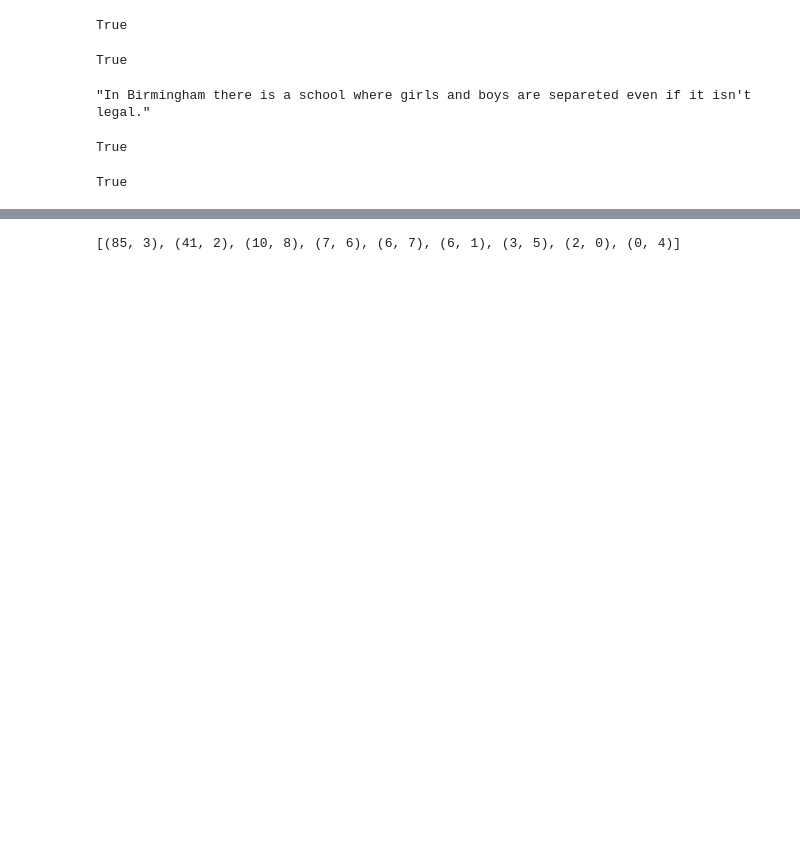
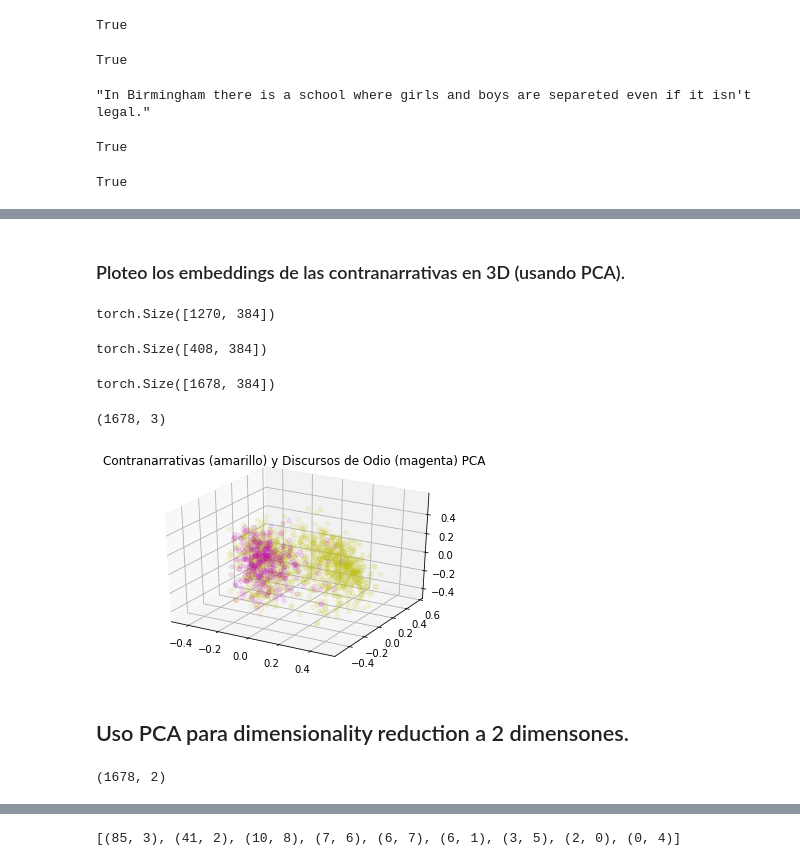
Before and after one commit to jnqeras/ARC, a Jupyter notebook: tesis4.ipynb, the cells around one changed output, grey strips where cells are left out. Cells and saved outputs as stored; diff of their text form; code cells hidden in the pictures; blank space fills up the shorter version.

```diff
--- a/tesis4.ipynb
+++ b/tesis4.ipynb
@@ -666,0 +1846,53 @@ for ind in df_oido_en_conan_para_contranarrativa_i.index:
+# %% [markdown]
+### Ploteo los embeddings de las contranarrativas en 3D (usando PCA).
+# %%
+embeddings_counternarratives_conan_list_sin_repetidos_creado_por_lista.shape
+# %% [output]
+torch.Size([1270, 384])
+# %%
+embeddings_hate_speech_conan_list_sin_repetidos_creado_por_lista.shape
+# %% [output]
+torch.Size([408, 384])
+# %%
+# Concateno los embeddings de contranarrativa_i, odio_i y odio_k,
+# con los embeddings del ranking Top 10 y con las contranarrativas para odio_k
+embeddings_contranarrativas_y_discursos_odio = torch.cat((embeddings_counternarratives_conan_list_sin_repetidos_creado_por_lista, embeddings_hate_speech_conan_list_sin_repetidos_creado_por_lista), 0)
+# %%
+embeddings_contranarrativas_y_discursos_odio.shape
+# %% [output]
+torch.Size([1678, 384])
+# %%
+# Fixme: Sacado de  Hands-on Machine Learning with Scikit-Learn, Keras &
+# TensorFlow (libro): you can set n_components to be a float between 0.0 and 1.0,
+# indicating the ratio of variance you wish to preserve.
+
+# PCA: Reduzco a 3 dimensiones (ya se puede plotear).
+from sklearn.decomposition import PCA
+pca = PCA(n_components = 3)
+embeddings_contranarrativas_y_discursos_odio_3d = pca.fit_transform(embeddings_contranarrativas_y_discursos_odio)
+# %%
+embeddings_contranarrativas_y_discursos_odio_3d.shape
+# %% [output]
+(1678, 3)
+# %%
+# Fixme: sacado de acá: https://likegeeks.com/3d-plotting-in-python/
+fig = plt.figure()
+
+# assign categories
+category_counternarratives = [0] * embeddings_counternarratives_conan_list_sin_repetidos_creado_por_lista.shape[0]
+category_hate_speech = [1] * embeddings_hate_speech_conan_list_sin_repetidos_creado_por_lista.shape[0]
+categories = category_counternarratives + category_hate_speech
+
+# use colormap
+colormap = np.array(['y', 'm'])
+
+ax = fig.add_subplot(111, projection='3d')
+ax.set_title("Contranarrativas (amarillo) y Discursos de Odio (magenta) PCA")
+ax.scatter(embeddings_contranarrativas_y_discursos_odio_3d[:,0],embeddings_contranarrativas_y_discursos_odio_3d[:,1],embeddings_contranarrativas_y_discursos_odio_3d[:,2], c=colormap[categories], alpha=.1)
+
+
+plt.show()
+# %% [output]
+[figure, added]
+# %% [markdown]
+## Uso PCA para dimensionality reduction a 2 dimensones.
@@ -666,0 +1908,4 @@ for ind in df_oido_en_conan_para_contranarrativa_i.index:
+# %%
+embeddings_contranarrativas_y_discursos_odio_2d.shape
+# %% [output]
+(1678, 2)
```
Also changed, not shown: parts of 264 cells of this notebook.
